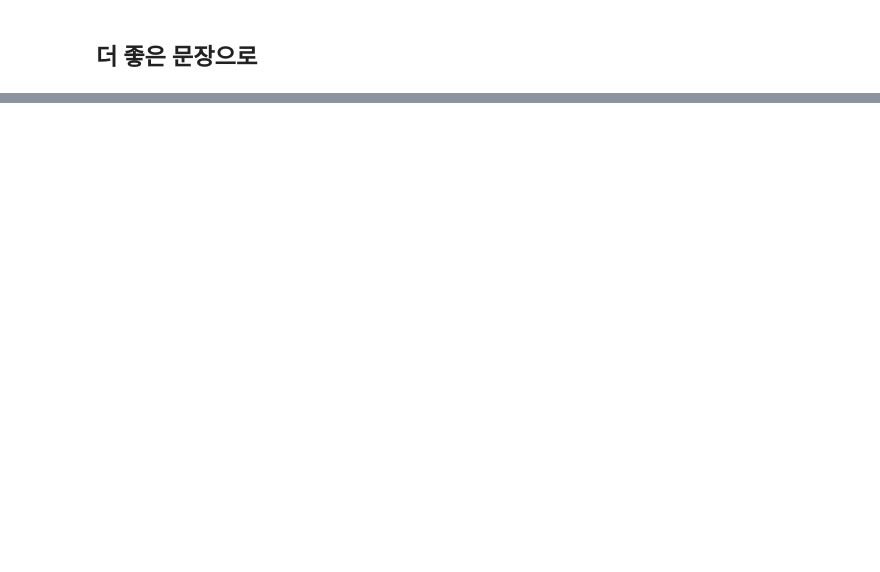
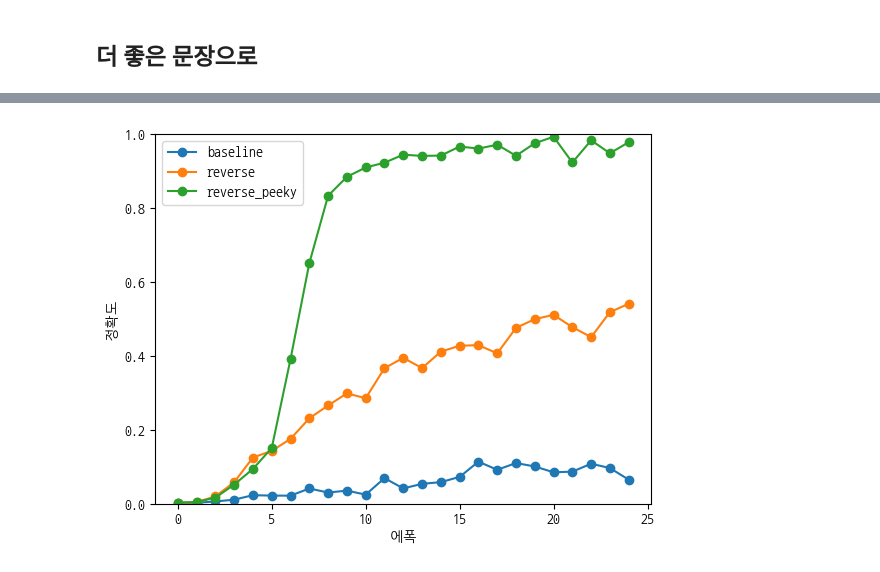
Before and after one commit to restful3/ds4th_study, a Jupyter notebook: source/밑바닥부터_시작하는_딥러닝_2/ch07_RNN을_사용한_문장_생성_Song.ipynb, the cells around one changed output, grey strips where cells are left out. Drawn from its saved outputs; the diff is of its cells as text; code cells hidden in the pictures; blank space fills up the shorter version.

```diff
--- a/source/밑바닥부터_시작하는_딥러닝_2/ch07_RNN을_사용한_문장_생성_Song.ipynb
+++ b/source/밑바닥부터_시작하는_딥러닝_2/ch07_RNN을_사용한_문장_생성_Song.ipynb
@@ -359,0 +455,29 @@ The aliases was originally deprecated in NumPy 1.20; for more details and guidan
+# %%
+class Seq2seq(BaseModel):
+    def __init__(self, vocab_size, wordvec_size, hidden_size):
+        V, D, H = vocab_size, wordvec_size, hidden_size
+        self.encoder = Encoder(V, D, H)
+        self.decoder = Decoder(V, D, H)
+        self.softmax = TimeSoftmaxWithLoss()
+
+        self.params = self.encoder.params + self.decoder.params
+        self.grads = self.encoder.grads + self.decoder.grads
+
+    def forward(self, xs, ts):
+        decoder_xs, decoder_ts = ts[:, :-1], ts[:, 1:]
+
+        h = self.encoder.forward(xs)
+        score = self.decoder.forward(decoder_xs, h)
+        loss = self.softmax.forward(score, decoder_ts)
+        return loss
+
+    def backward(self, dout=1):
+        dout = self.softmax.backward(dout)
+        dh = self.decoder.backward(dout)
+        dout = self.encoder.backward(dh)
+        return dout
+
+    def generate(self, xs, start_id, sample_size):
+        h = self.encoder.forward(xs)
+        sampled = self.decoder.generate(h, start_id, sample_size)
+        return sampled
@@ -359,0 +773,18 @@ The aliases was originally deprecated in NumPy 1.20; for more details and guidan
+# %%
+import matplotlib.pyplot as plt
+plt.rc('font', family='NanumGothicCoding')
+import matplotlib as mpl
+mpl.rcParams['axes.unicode_minus'] = False
+
+# 그래프 그리기
+x = np.arange(len(vanilla_acc_list_baseline))
+plt.plot(x, vanilla_acc_list_baseline, marker='o', label='baseline')
+plt.plot(x, vanilla_acc_list_reverse, marker='o', label='reverse')
+plt.plot(x, vanilla_acc_list_reverse_peeky, marker='o', label='reverse_peeky')
+plt.legend()
+plt.xlabel('에폭')
+plt.ylabel('정확도')
+plt.ylim(0, 1.0)
+plt.show()
+# %% [output]
+[figure, added]
```
Also changed, not shown: parts of 17 cells of this notebook.
